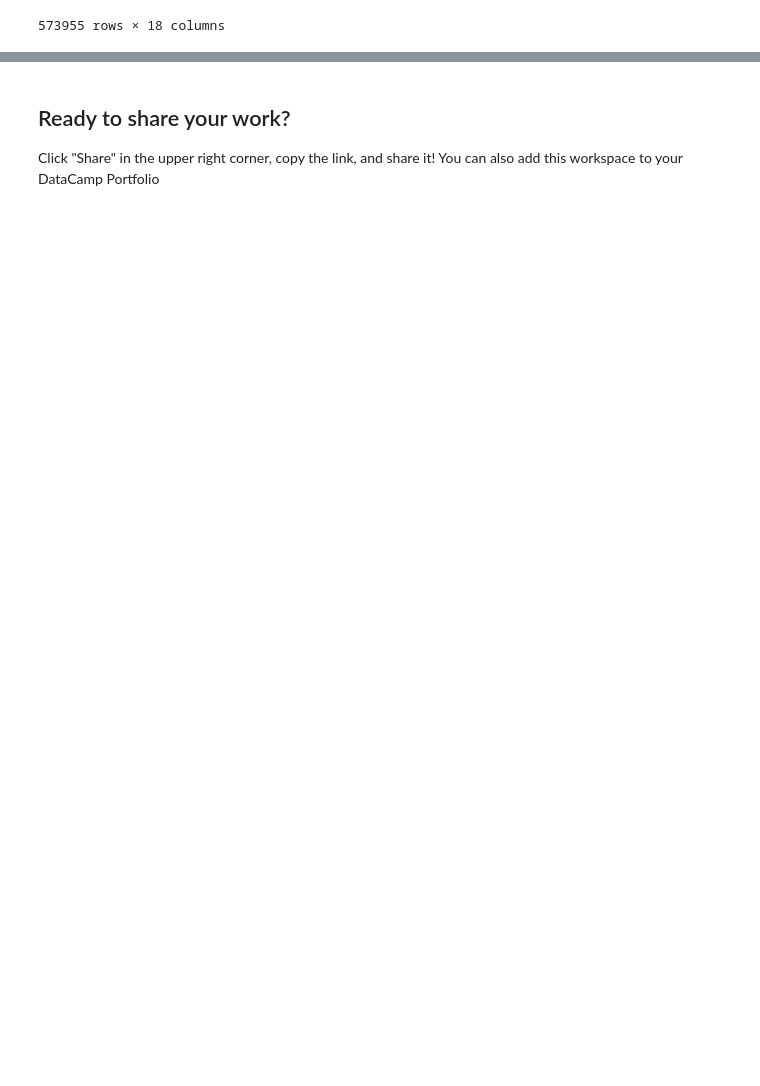
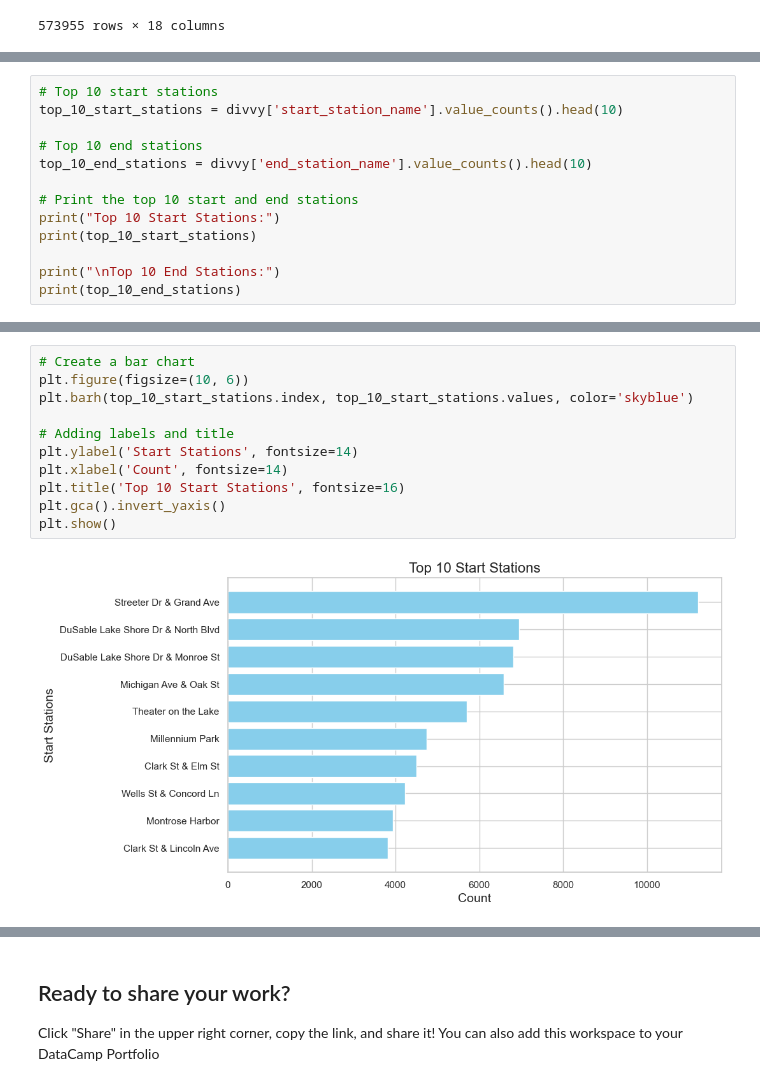
Before and after one commit to oladeeayo/Divvy-Bike, a Jupyter notebook: notebook.ipynb, the cells around one changed output, grey strips where cells are left out. Saved outputs shown, nothing was run; the diff lists cells and outputs as text; blank space fills up the shorter version.

```diff
--- a/notebook.ipynb
+++ b/notebook.ipynb
@@ -271,0 +331,13 @@ divvy
+# %%
+# Top 10 start stations
+top_10_start_stations = divvy['start_station_name'].value_counts().head(10)
+
+# Top 10 end stations
+top_10_end_stations = divvy['end_station_name'].value_counts().head(10)
+
+# Print the top 10 start and end stations
+print("Top 10 Start Stations:")
+print(top_10_start_stations)
+
+print("\nTop 10 End Stations:")
+print(top_10_end_stations)
@@ -271,0 +362,13 @@ divvy
+# %%
+# Create a bar chart
+plt.figure(figsize=(10, 6))
+plt.barh(top_10_start_stations.index, top_10_start_stations.values, color='skyblue')
+
+# Adding labels and title
+plt.ylabel('Start Stations', fontsize=14)
+plt.xlabel('Count', fontsize=14)
+plt.title('Top 10 Start Stations', fontsize=16)
+plt.gca().invert_yaxis()
+plt.show()
+# %% [output]
+[figure, added]
```
Also changed, not shown: parts of 14 cells of this notebook.
